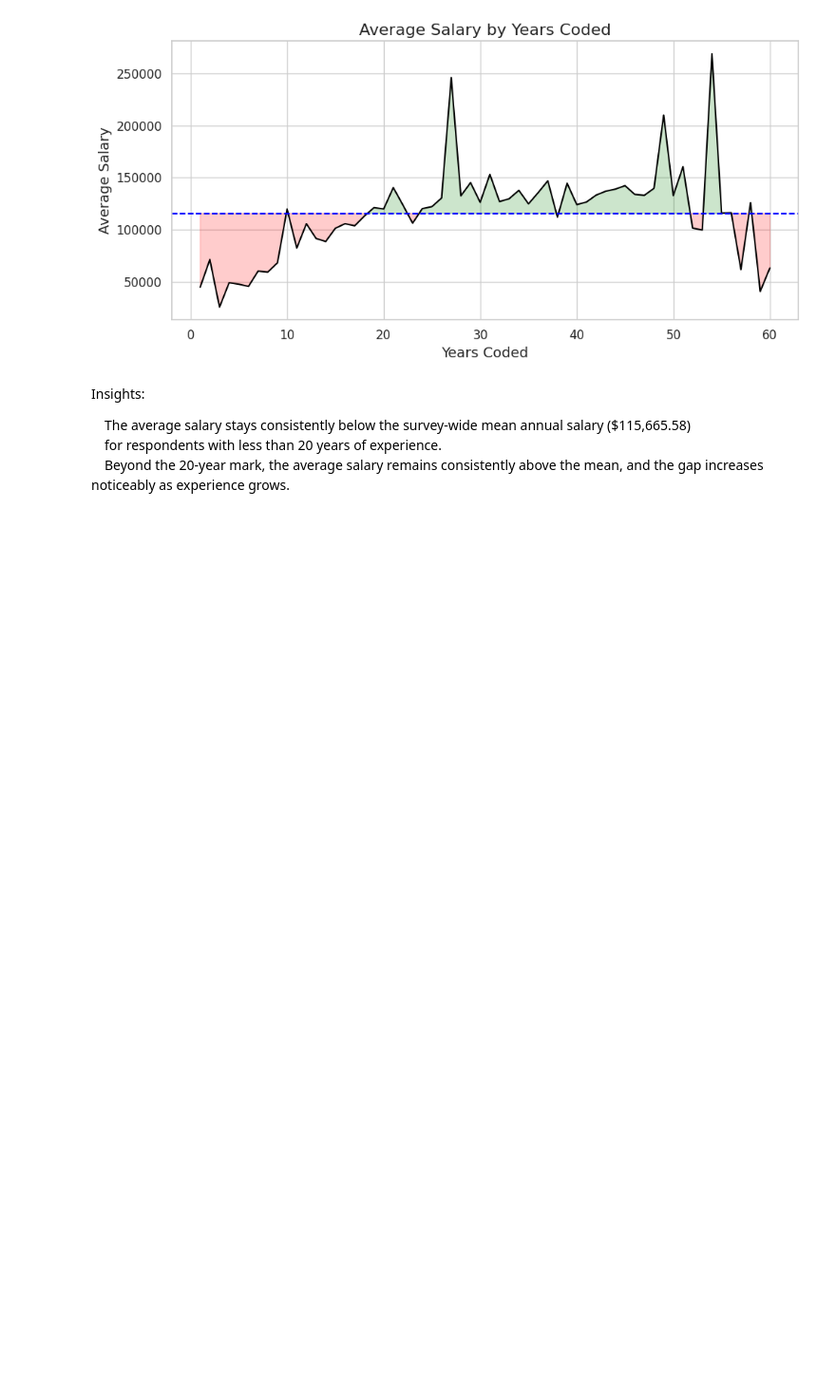
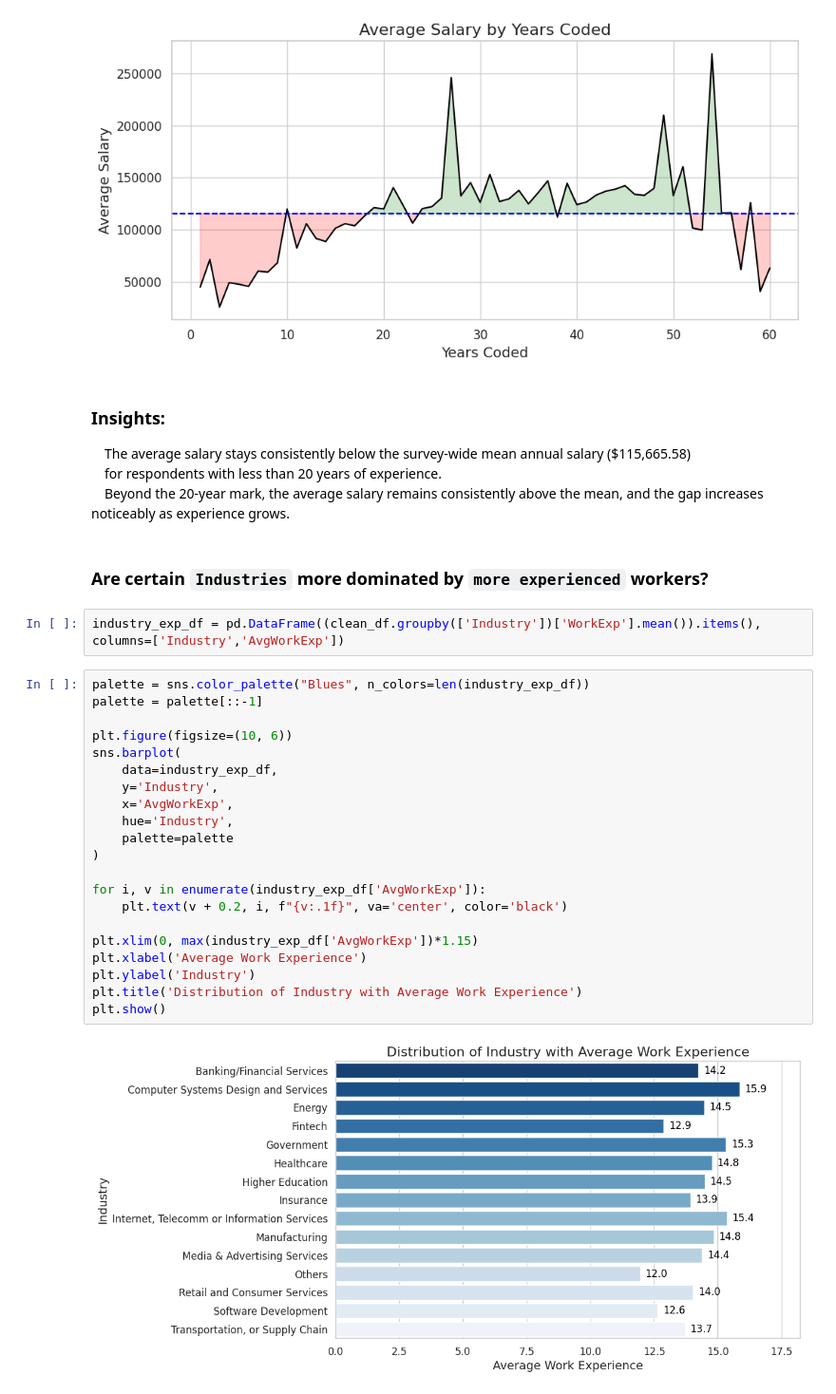
Before and after one commit to Rishabh-Verma-thc/StackOverflow2025-EDA, a Jupyter notebook: notebooks/SO_2025-EDA-insights.ipynb, the cells around one changed output. Shown at 95% size. Drawn from its saved outputs; the diff is of its cells as text; blank space fills up the shorter version.

```diff
--- a/notebooks/SO_2025-EDA-insights.ipynb
+++ b/notebooks/SO_2025-EDA-insights.ipynb
@@ -398,8 +395,35 @@ plt.show()
 # %% [output]
 [figure]
 # %% [markdown]
-Insights:
+### Insights:
 
 &emsp;The average salary stays consistently below the survey-wide mean annual salary ($115,665.58)
 &emsp;for respondents with less than 20 years of experience.
 &emsp;Beyond the 20-year mark, the average salary remains consistently above the mean, and the gap increases noticeably as experience grows.
+# %% [markdown]
+### Are certain `Industries` more dominated by `more experienced` workers?
+# %%
+industry_exp_df = pd.DataFrame((clean_df.groupby(['Industry'])['WorkExp'].mean()).items(), columns=['Industry','AvgWorkExp'])
+# %%
+palette = sns.color_palette("Blues", n_colors=len(industry_exp_df))
+palette = palette[::-1]
+
+plt.figure(figsize=(10, 6))
+sns.barplot(
+    data=industry_exp_df,
+    y='Industry',
+    x='AvgWorkExp',
+    hue='Industry',
+    palette=palette
+)
+
+for i, v in enumerate(industry_exp_df['AvgWorkExp']):
+    plt.text(v + 0.2, i, f"{v:.1f}", va='center', color='black')
+
+plt.xlim(0, max(industry_exp_df['AvgWorkExp'])*1.15)
+plt.xlabel('Average Work Experience')
+plt.ylabel('Industry')
+plt.title('Distribution of Industry with Average Work Experience')
+plt.show()
+# %% [output]
+[figure, added]
```
Also changed, not shown: parts of 83 cells of this notebook, 25 other files.
